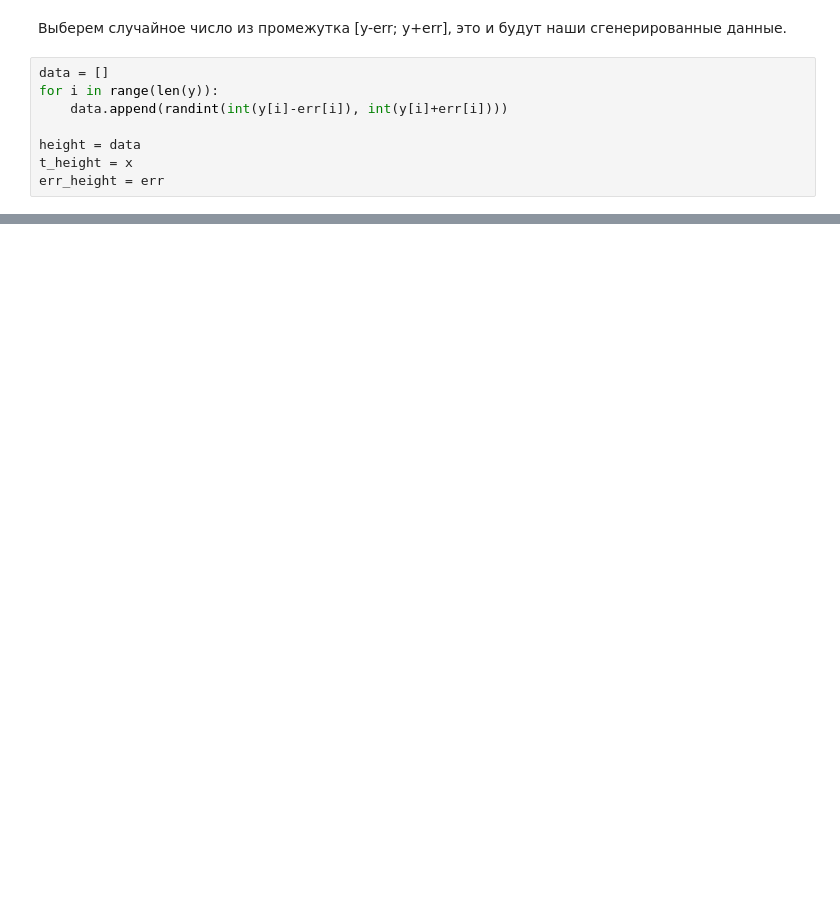
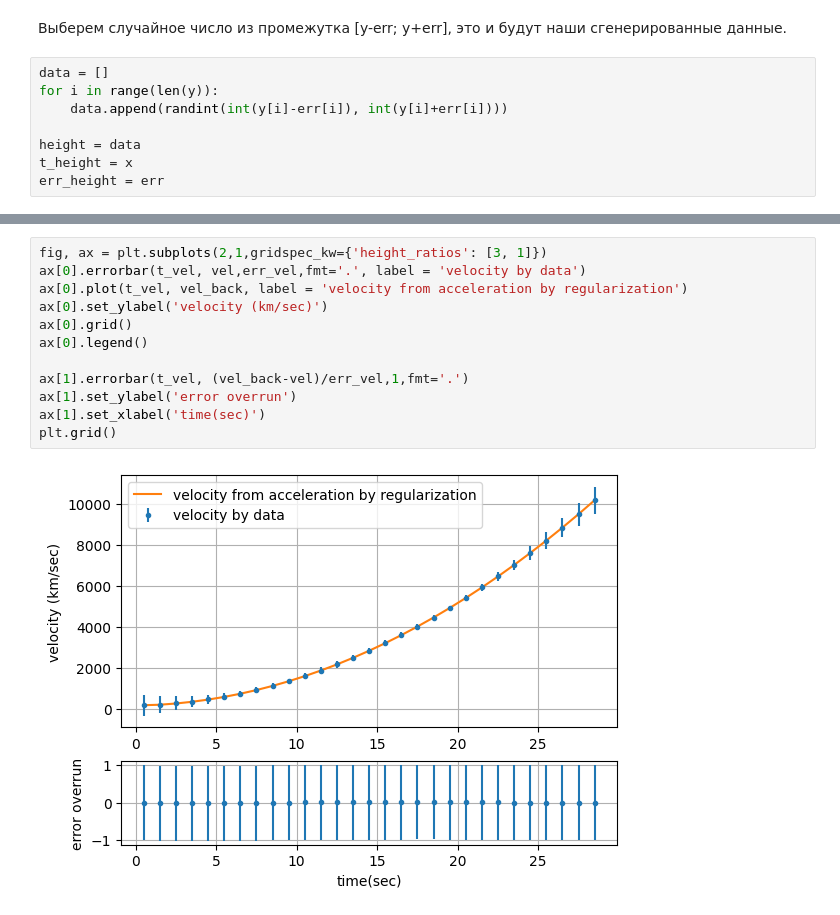
Before and after one commit to arina-radivon/regularization_method, a Jupyter notebook: example_func.ipynb, the cells around one changed output, grey strips where cells are left out. Drawn from its saved outputs; the diff is of its cells as text; blank space fills up the shorter version.

```diff
--- a/example_func.ipynb
+++ b/example_func.ipynb
@@ -69,0 +122,14 @@ Text(0.5, 0, 'time')
+# %%
+fig, ax = plt.subplots(2,1,gridspec_kw={'height_ratios': [3, 1]})
+ax[0].errorbar(t_vel, vel,err_vel,fmt='.', label = 'velocity by data')
+ax[0].plot(t_vel, vel_back, label = 'velocity from acceleration by regularization')
+ax[0].set_ylabel('velocity (km/sec)')
+ax[0].grid()
+ax[0].legend()
+
+ax[1].errorbar(t_vel, (vel_back-vel)/err_vel,1,fmt='.')
+ax[1].set_ylabel('error overrun')
+ax[1].set_xlabel('time(sec)')
+plt.grid()
+# %% [output]
+[figure, added]
```
Also changed, not shown: parts of 11 cells of this notebook.
